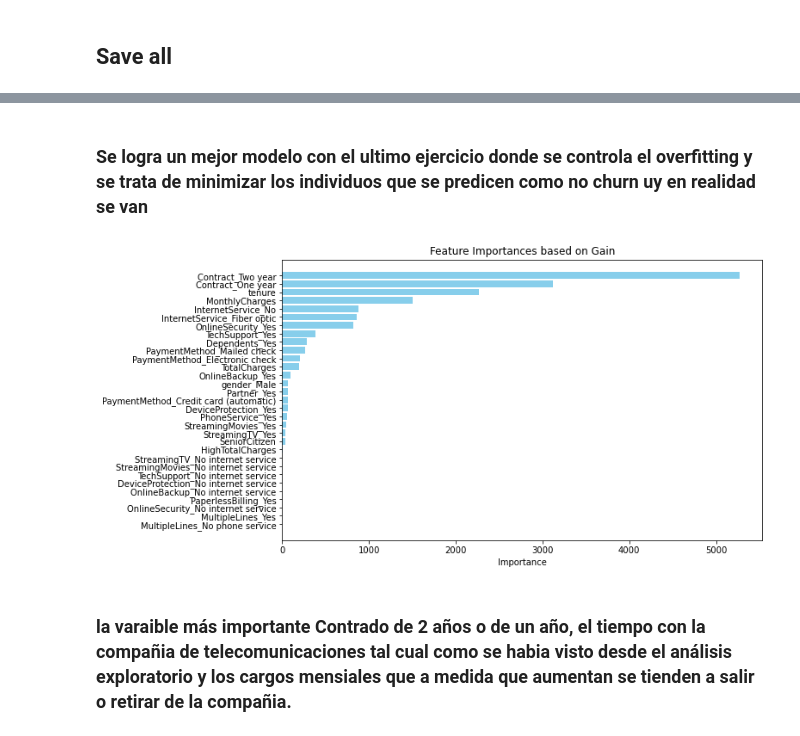
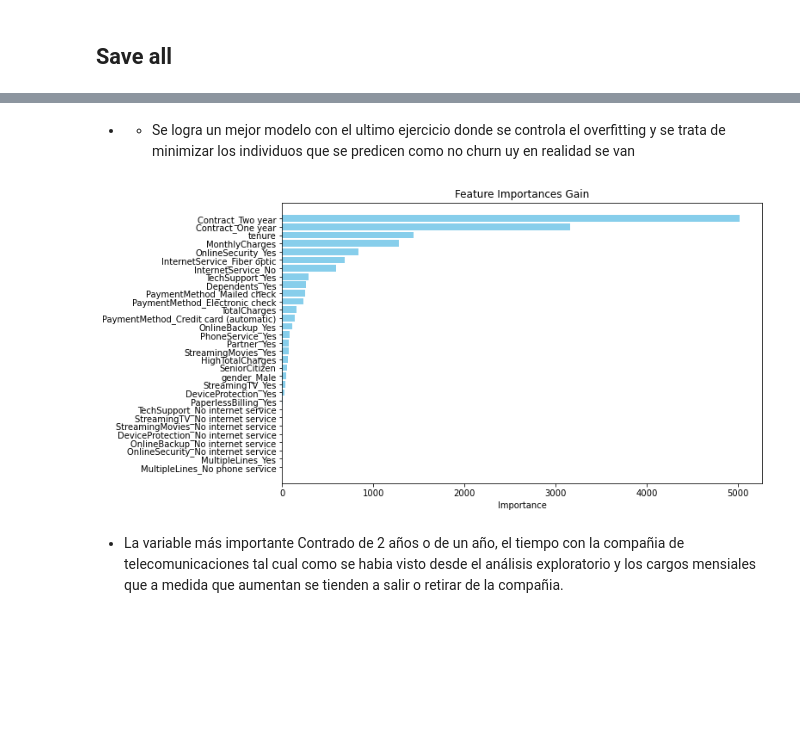
Before and after one commit to Stivencc25/esp_analitica_ciencia_de_datos, a Jupyter notebook: ML-1/class_ml_3.ipynb, the cells around one changed output, grey strips where cells are left out. Drawn from its saved outputs; the diff is of its cells as text; code cells hidden in the pictures; blank space fills up the shorter version.

```diff
--- a/ML-1/class_ml_3.ipynb
+++ b/ML-1/class_ml_3.ipynb
@@ -471,2 +731,9 @@ Best Trial 2:
 # %%
-params={'n_estimators': 116, 'max_depth': 4, 'learning_rate': 0.08434743403613605, 'num_leaves': 20, 'min_child_samples': 89, 'min_child_weight': 4.999995748418718, 'reg_alpha': 11.468584073653666, 'reg_lambda': 15.385286539518152}
+params={'n_estimators': 120,
+'max_depth': 4,
+'learning_rate': 0.09119121977107351,
+'num_leaves': 25,
+'min_child_samples': 60,
+'min_child_weight': 4.236532735988061,
+'reg_alpha': 13.358182673111719,
+'reg_lambda': 18.3945976043336}
@@ -540,5 +829,5 @@ plt.show()
 # %% [markdown]
-### Se logra un mejor modelo con el ultimo ejercicio donde se controla el overfitting y se trata de minimizar los individuos que se predicen como no churn uy en realidad se van
+* * Se logra un mejor modelo con el ultimo ejercicio donde se controla el overfitting y se trata de minimizar los individuos que se predicen como no churn uy en realidad se van
 # %%
 #guardo el modelo final
 models = {
@@ -558,11 +846,11 @@ df_feature_importances = pd.DataFrame({
 # %%
 plt.figure(figsize=(10, 6))
 plt.barh(df_feature_importances['Feature'], df_feature_importances['Importance'], color='skyblue')
 plt.xlabel('Importance')
-plt.title('Feature Importances based on Gain')
-plt.gca().invert_yaxis()  # Invert the y-axis to show the most important feature at the top
+plt.title('Feature Importances Gain')
+plt.gca().invert_yaxis()
 plt.show()
 # %% [output]
-[figure, old version]
+[figure, new version]
 # %% [markdown]
-### la varaible más importante Contrado de 2 años o de un año, el tiempo con la compañia de telecomunicaciones tal cual como se habia visto desde el análisis exploratorio y los cargos mensiales que a medida que aumentan se tienden a salir o retirar de la compañia.
+* La variable más importante Contrado de 2 años o de un año, el tiempo con la compañia de telecomunicaciones tal cual como se habia visto desde el análisis exploratorio y los cargos mensiales que a medida que aumentan se tienden a salir o retirar de la compañia.
```
Also changed, not shown: parts of 74 cells of this notebook.
